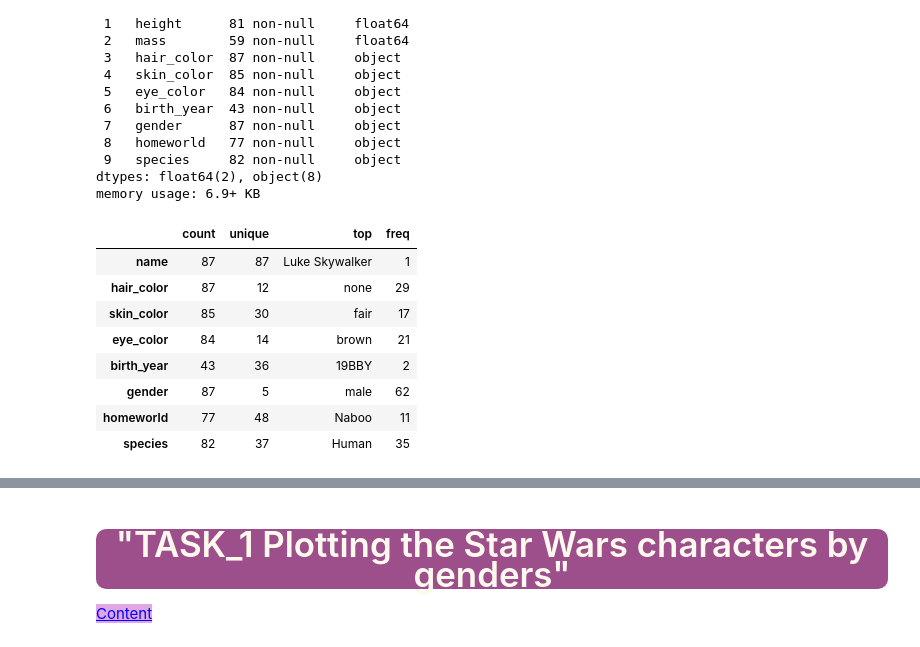
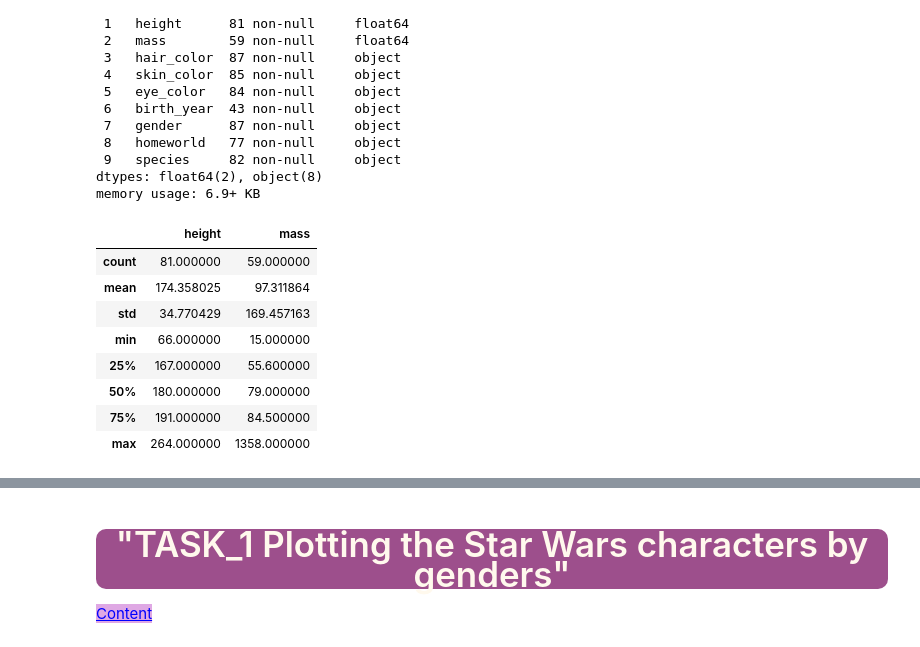
Before and after one commit to iceyisaak/clarusway_ds, a Jupyter notebook: DVwPy_Assignment_2_Star_Wars_Characters (seaborn)_V02.ipynb, the cells around one changed output, grey strips where cells are left out. Cells and saved outputs as stored; diff of their text form; code cells hidden in the pictures.

```diff
--- a/DVwPy_Assignment_2_Star_Wars_Characters (seaborn)_V02.ipynb
+++ b/DVwPy_Assignment_2_Star_Wars_Characters (seaborn)_V02.ipynb
@@ -187,0 +172,6 @@ style="color:blue; background-color:#dfa8e4" data-toggle="popover">Content</a>
+# %%
+df0 = pd.read_excel('Star_Wars_characters.xlsx')
+
+df = df0.copy()
+
+df
@@ -211,15 +217,16 @@ dtypes: float64(2), object(8)
 memory usage: 6.9+ KB
 # %%
 #describe
+df.describe()
 # %% [output]
-|  | count | unique | top | freq |
-| name | 87 | 87 | Luke Skywalker | 1 |
-| hair_color | 87 | 12 | none | 29 |
-| skin_color | 85 | 30 | fair | 17 |
-| eye_color | 84 | 14 | brown | 21 |
-| birth_year | 43 | 36 | 19BBY | 2 |
-| gender | 87 | 5 | male | 62 |
-| homeworld | 77 | 48 | Naboo | 11 |
-| species | 82 | 37 | Human | 35 |
+|  | height | mass |
+| count | 81.000000 | 59.000000 |
+| mean | 174.358025 | 97.311864 |
+| std | 34.770429 | 169.457163 |
+| min | 66.000000 | 15.000000 |
+| 25% | 167.000000 | 55.600000 |
+| 50% | 180.000000 | 79.000000 |
+| 75% | 191.000000 | 84.500000 |
+| max | 264.000000 | 1358.000000 |
 # %%
 #isnull
```
Also changed, not shown: parts of 28 cells of this notebook, 1 other file.
